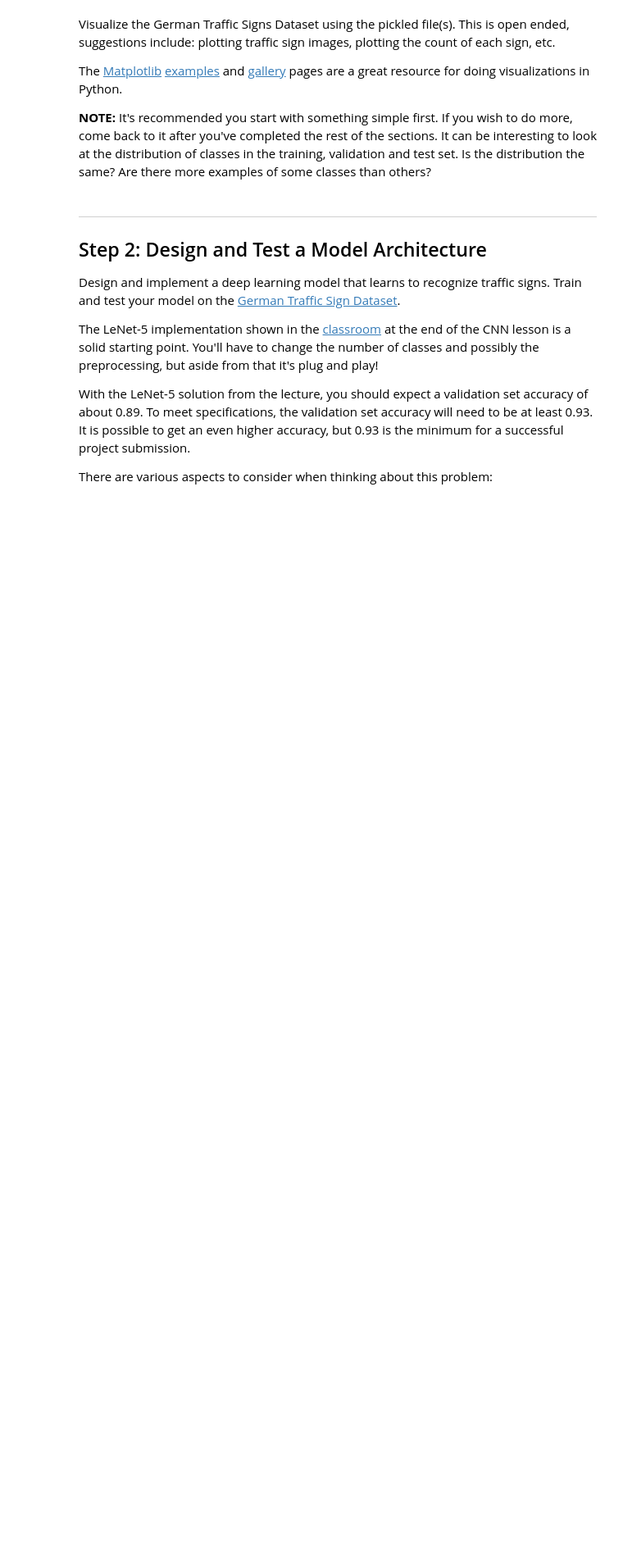
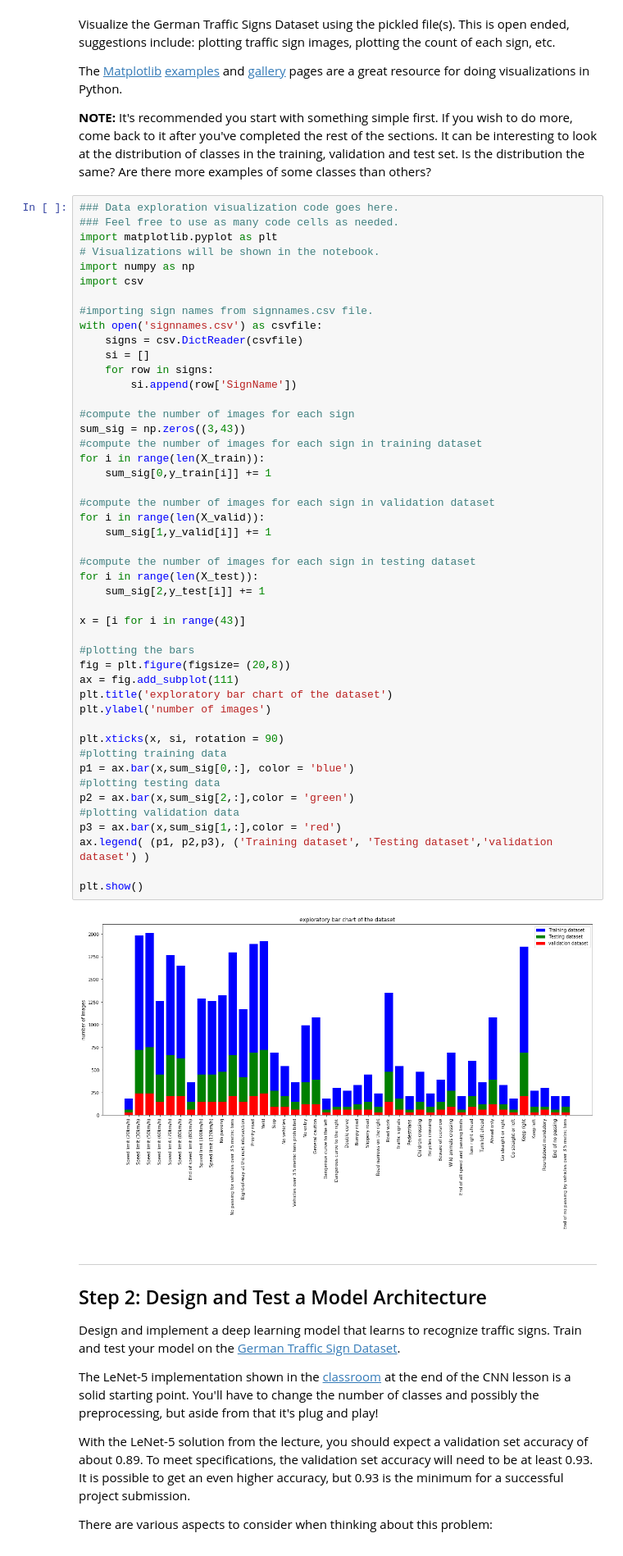
Before and after one commit to Walpro/CarND-Traffic-Sign-Classifier, a Jupyter notebook: Traffic_Sign_Classifier.ipynb, the cells around one changed output. Shown at 82% size. Saved outputs shown, nothing was run; the diff lists cells and outputs as text; blank space fills up the shorter version.

Commit message:
dataset exploration

```diff
--- a/Traffic_Sign_Classifier.ipynb
+++ b/Traffic_Sign_Classifier.ipynb
@@ -90,6 +92,55 @@ Visualize the German Traffic Signs Dataset using the pickled file(s). This is op
 The [Matplotlib](http://matplotlib.org/) [examples](http://matplotlib.org/examples/index.html) and [gallery](http://matplotlib.org/gallery.html) pages are a great resource for doing visualizations in Python.
 
 **NOTE:** It's recommended you start with something simple first. If you wish to do more, come back to it after you've completed the rest of the sections. It can be interesting to look at the distribution of classes in the training, validation and test set. Is the distribution the same? Are there more examples of some classes than others?
+# %%
+### Data exploration visualization code goes here.
+### Feel free to use as many code cells as needed.
+import matplotlib.pyplot as plt
+# Visualizations will be shown in the notebook.
+import numpy as np
+import csv
+
+#importing sign names from signnames.csv file.
+with open('signnames.csv') as csvfile:
+    signs = csv.DictReader(csvfile)
+    si = []
+    for row in signs:
+        si.append(row['SignName'])
+
+#compute the number of images for each sign
+sum_sig = np.zeros((3,43))
+#compute the number of images for each sign in training dataset
+for i in range(len(X_train)):
+    sum_sig[0,y_train[i]] += 1
+
+#compute the number of images for each sign in validation dataset
+for i in range(len(X_valid)):
+    sum_sig[1,y_valid[i]] += 1
+
+#compute the number of images for each sign in testing dataset
+for i in range(len(X_test)):
+    sum_sig[2,y_test[i]] += 1
+
+x = [i for i in range(43)]
+
+#plotting the bars
+fig = plt.figure(figsize= (20,8))
+ax = fig.add_subplot(111)
+plt.title('exploratory bar chart of the dataset')
+plt.ylabel('number of images')
+
+plt.xticks(x, si, rotation = 90)
+#plotting training data
+p1 = ax.bar(x,sum_sig[0,:], color = 'blue')
+#plotting testing data
+p2 = ax.bar(x,sum_sig[2,:],color = 'green')
+#plotting validation data
+p3 = ax.bar(x,sum_sig[1,:],color = 'red')
+ax.legend( (p1, p2,p3), ('Training dataset', 'Testing dataset','validation dataset') )
+
+plt.show()
+# %% [output]
+[figure, added]
 # %% [markdown]
 ----
 
```
Also changed, not shown: parts of 4 cells of this notebook, 1 other file.
